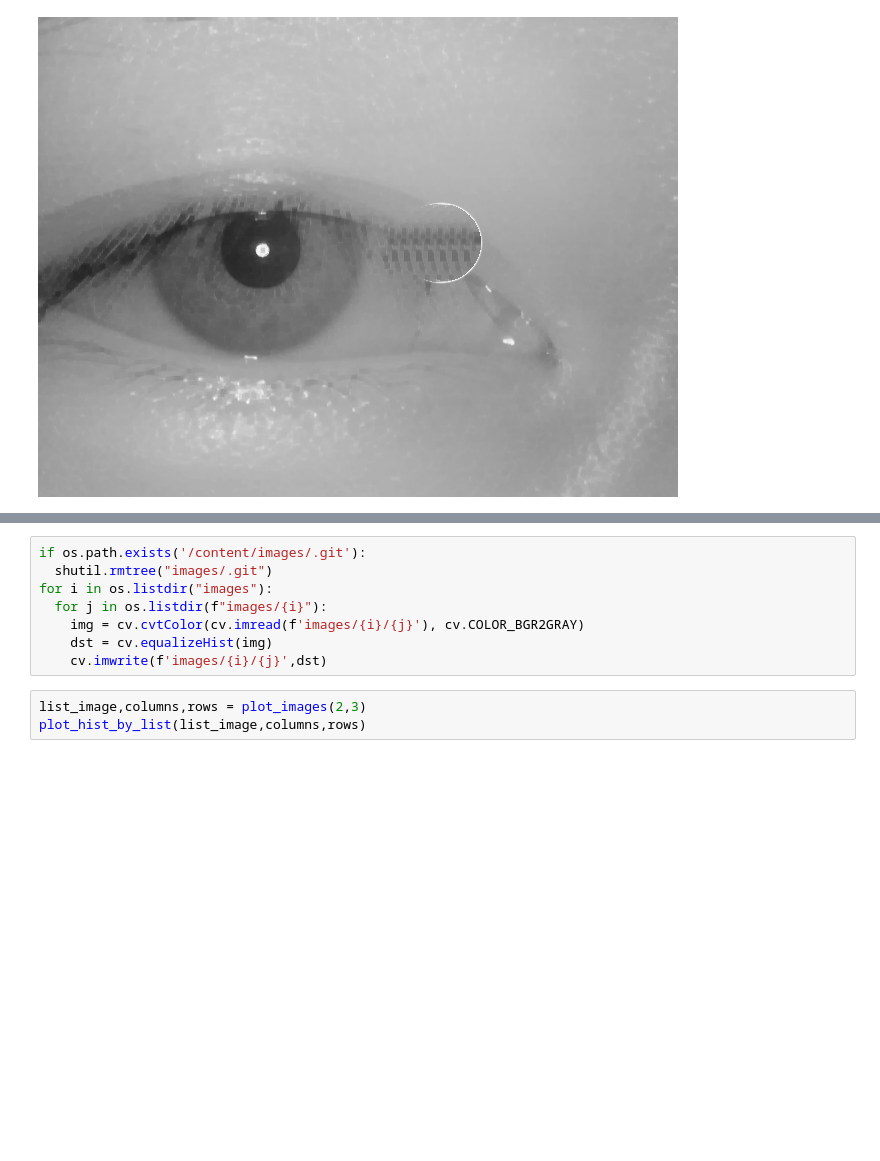
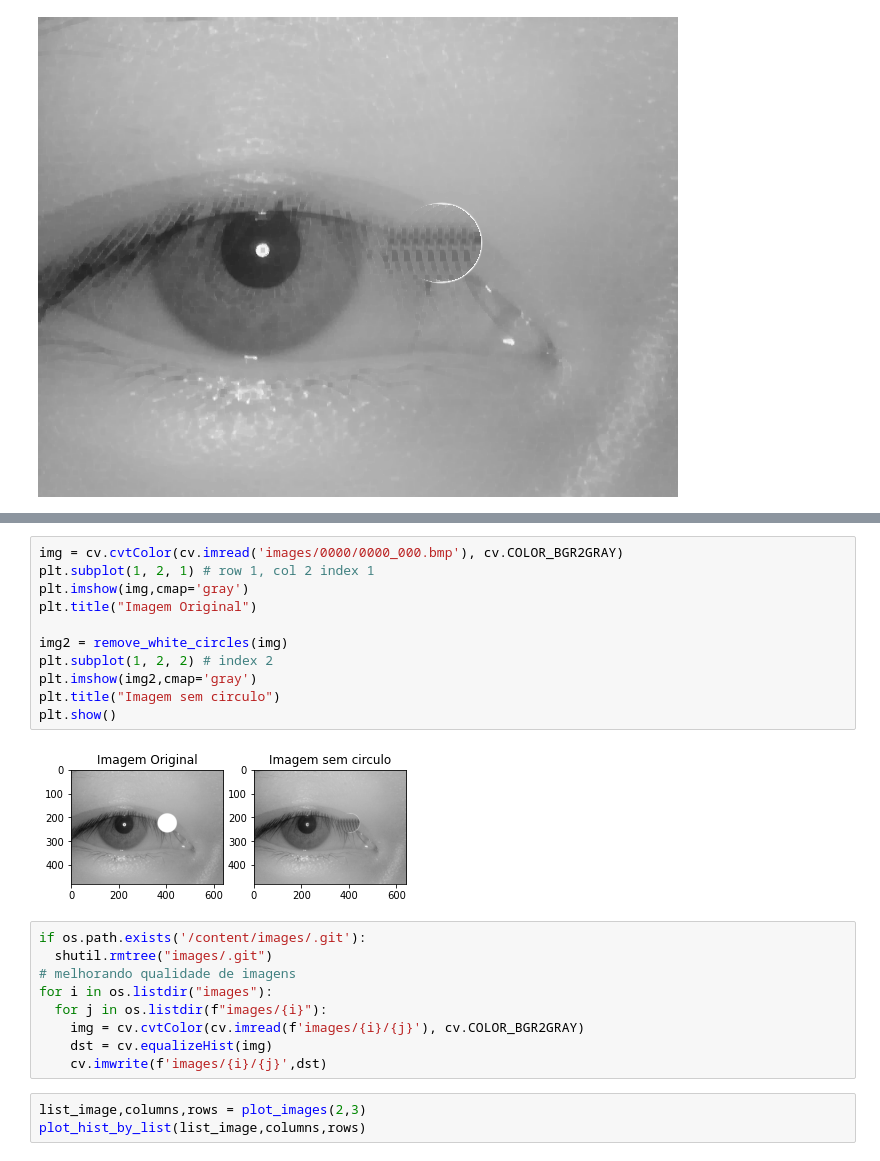
Before and after one commit to MarceloCMiguel/iris-detection, a Jupyter notebook: projeto1.ipynb, the cells around one changed output, grey strips where cells are left out. Drawn from its saved outputs; the diff is of its cells as text; blank space fills up the shorter version.

```diff
--- a/projeto1.ipynb
+++ b/projeto1.ipynb
@@ -111,6 +101,20 @@ plot_hist_by_list(list_image,columns,rows)
+# %%
+img = cv.cvtColor(cv.imread('images/0000/0000_000.bmp'), cv.COLOR_BGR2GRAY)
+plt.subplot(1, 2, 1) # row 1, col 2 index 1
+plt.imshow(img,cmap='gray')
+plt.title("Imagem Original")
+
+img2 = remove_white_circles(img)
+plt.subplot(1, 2, 2) # index 2
+plt.imshow(img2,cmap='gray')
+plt.title("Imagem sem circulo")
+plt.show()
+# %% [output]
+[figure, added]
 # %%
 if os.path.exists('/content/images/.git'):
   shutil.rmtree("images/.git")
+# melhorando qualidade de imagens
 for i in os.listdir("images"):
   for j in os.listdir(f"images/{i}"):
     img = cv.cvtColor(cv.imread(f'images/{i}/{j}'), cv.COLOR_BGR2GRAY)
```
Also changed, not shown: parts of 5 cells of this notebook.
